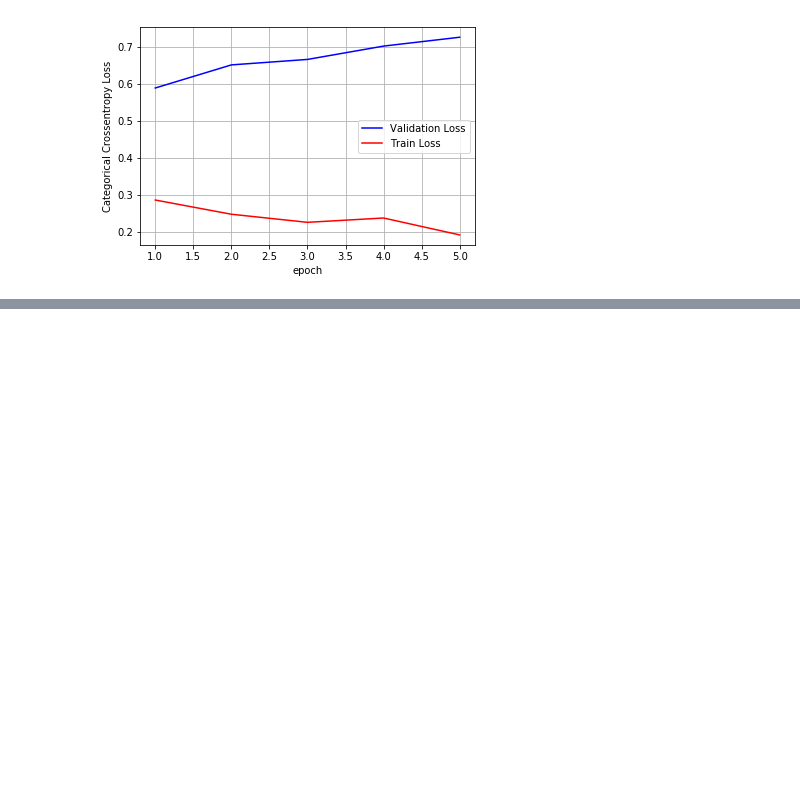
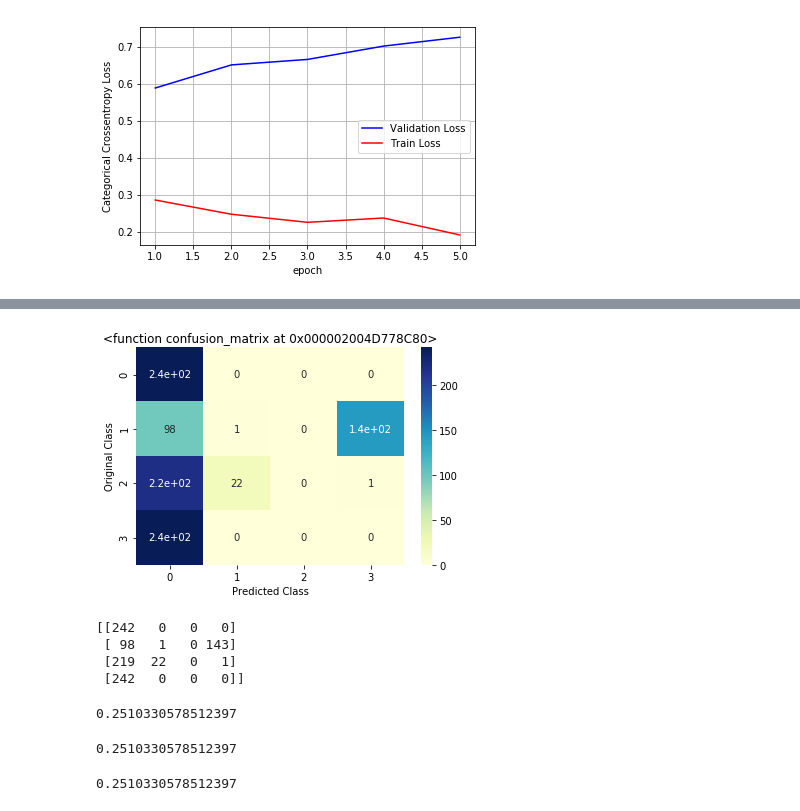
Before and after one commit to santoshdasa/Retinal-OCT-Image-Classification, a Jupyter notebook: Retinal OCT image Classification.ipynb, the cells around one changed output, grey strips where cells are left out. Saved outputs shown, nothing was run; the diff lists cells and outputs as text; code cells hidden in the pictures; blank space fills up the shorter version.

```diff
--- a/Retinal OCT image Classification.ipynb
+++ b/Retinal OCT image Classification.ipynb
@@ -866,0 +883,3 @@ plt.show()
+# %%
+import pickle
+final_model=pickle.load(open("best_model0.pickle","rb"))
@@ -866,0 +888,33 @@ plt.show()
+# %%
+pred=final_model.predict(X_test)
+# %%
+pred=np.argmax(pred, axis=1)
+# %%
+c=confusion_matrix(Y_test,pred)
+# %%
+plt.title(confusion_matrix)
+sns.heatmap(c, annot=True, cmap="YlGnBu")
+plt.xlabel('Predicted Class')
+plt.ylabel('Original Class')
+plt.show()
+# %% [output]
+[figure, added]
+# %%
+print(c)
+# %% [output]
+[[242   0   0   0]
+ [ 98   1   0 143]
+ [219  22   0   1]
+ [242   0   0   0]]
+# %%
+print(precision_score(Y_test,pred,average='micro'))
+# %% [output]
+0.2510330578512397
+# %%
+print(recall_score(Y_test,pred,average='micro'))
+# %% [output]
+0.2510330578512397
+# %%
+print(accuracy_score(Y_test,pred))
+# %% [output]
+0.2510330578512397
```
Also changed, not shown: parts of 14 cells of this notebook.
